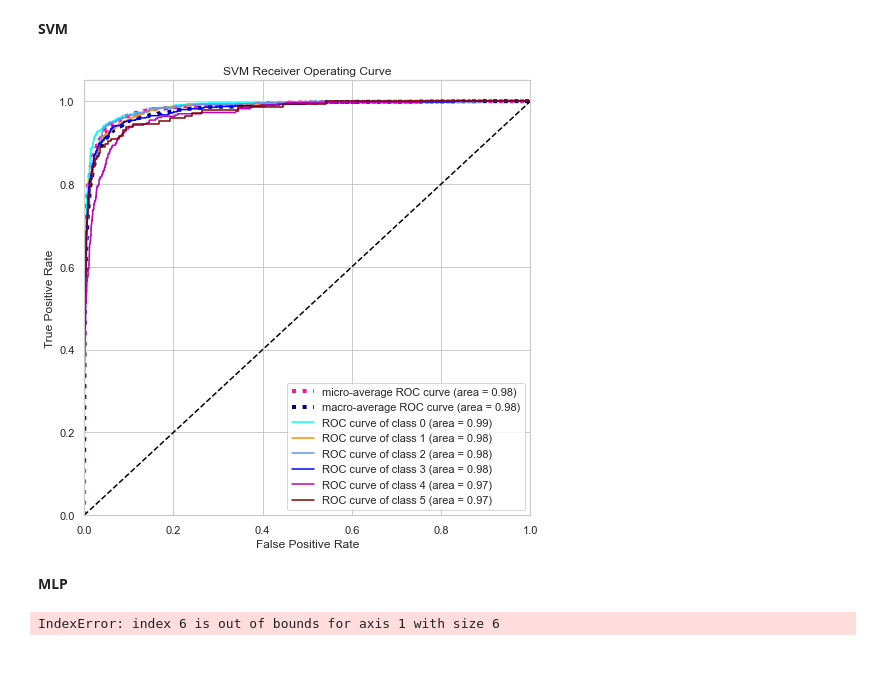
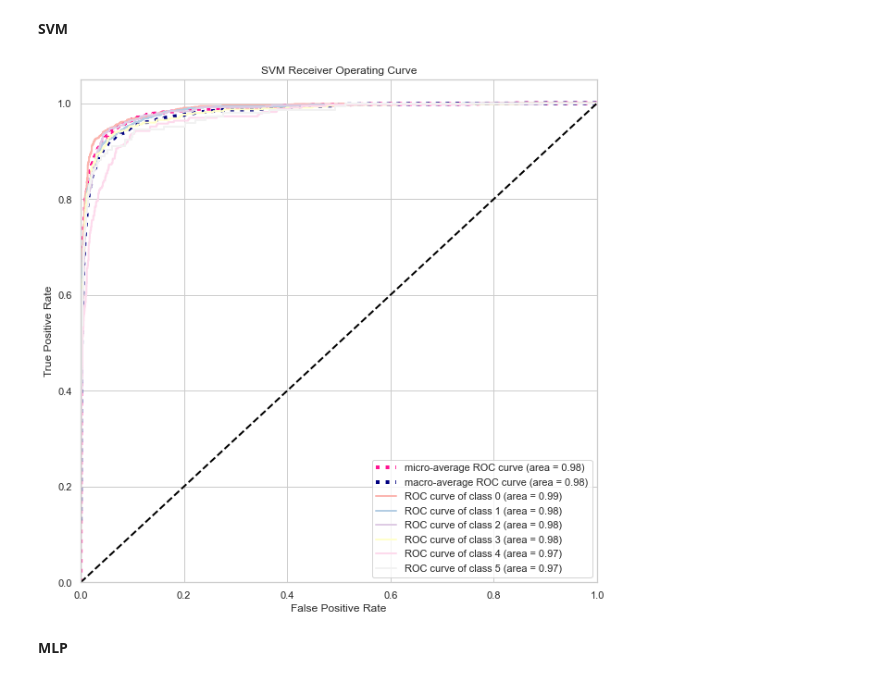
Before and after one commit to ayliahfani/Emotion-Recognition, a Jupyter notebook: Coursework/nc_coursework.ipynb, the cells around one changed output. Drawn from its saved outputs; the diff is of its cells as text; code cells hidden in the pictures.

```diff
--- a/Coursework/nc_coursework.ipynb
+++ b/Coursework/nc_coursework.ipynb
@@ -1180,9 +1163,3 @@ print(classification_report(y_test, MLP_pred, target_names=emotion_dict))
 weighted avg       0.86      0.87      0.86      4000
 # %% [markdown]
 ### 5.3 ROC Curves
-# %%
-y_onehot = label_binarize(labels_test, classes=[0,1,2,3,4,5])
-n_classes = 6
-# %%
-# classifier
-y_score = final_svc.fit(features_train, labels_train).decision_function(features_test)
@@ -1203,47 +1225,8 @@ roc_auc["micro"] = auc(fpr["micro"], tpr["micro"])
-# %%
-# First aggregate all false positive rates
-all_fpr = np.unique(np.concatenate([fpr[i] for i in range(n_classes)]))
-
-# Then interpolate all ROC curves at this points
-mean_tpr = np.zeros_like(all_fpr)
-for i in range(n_classes):
-    mean_tpr += interp(all_fpr, fpr[i], tpr[i])
-
-# Finally average it and compute AUC
-mean_tpr /= n_classes
-
-fpr["macro"] = all_fpr
-tpr["macro"] = mean_tpr
-roc_auc["macro"] = auc(fpr["macro"], tpr["macro"])
-
-# Plot all SVM ROC curves
-plt.figure( figsize=(8,8))
-
-plt.plot(fpr["micro"], tpr["micro"],
-         label='micro-average ROC curve (area = {0:0.2f})'
-               ''.format(roc_auc["micro"]),
-         color='deeppink', linestyle=':', linewidth=4)
-
-plt.plot(fpr["macro"], tpr["macro"],
-         label='macro-average ROC curve (area = {0:0.2f})'
-               ''.format(roc_auc["macro"]),
-         color='navy', linestyle=':', linewidth=4)
-
-colors = cycle(['aqua', 'darkorange', 'cornflowerblue', 'b', 'm','maroon'])
-for i, color in zip(range(n_classes), colors):
-    plt.plot(fpr[i], tpr[i], color=color,
-             label='ROC curve of class {0} (area = {1:0.2f})'
-             ''.format(i, roc_auc[i]))
-
-plt.plot([0, 1], [0, 1], 'k--')
-plt.xlim([0.0, 1.0])
-plt.ylim([0.0, 1.05])
-plt.xlabel('False Positive Rate')
-plt.ylabel('True Positive Rate')
-plt.title('SVM Receiver Operating Curve')
-plt.legend(loc="lower right")
-plt.show()
-# %% [output]
-[figure, removed]
+# %%
+SVM_onehot = label_binarize(labels_test, classes=[0,1,2,3,4,5])
+SVM_pred_proba = final_svc.decision_function(features_test)
+plot_roc_curve(SVM_onehot, SVM_pred_proba, 'SVM')
+# %% [output]
+[figure, added]
 # %% [markdown]
 **MLP**
@@ -1313,4 +1232,0 @@ def plot_roc_curve(y_test, y_pred, classes):
-# %%
-plot_roc_curve(y_onehot, y_pred_proba, 4)
-# %% [output]
-IndexError: index 6 is out of bounds for axis 1 with size 6
```
Also changed, not shown: parts of 17 cells of this notebook.
